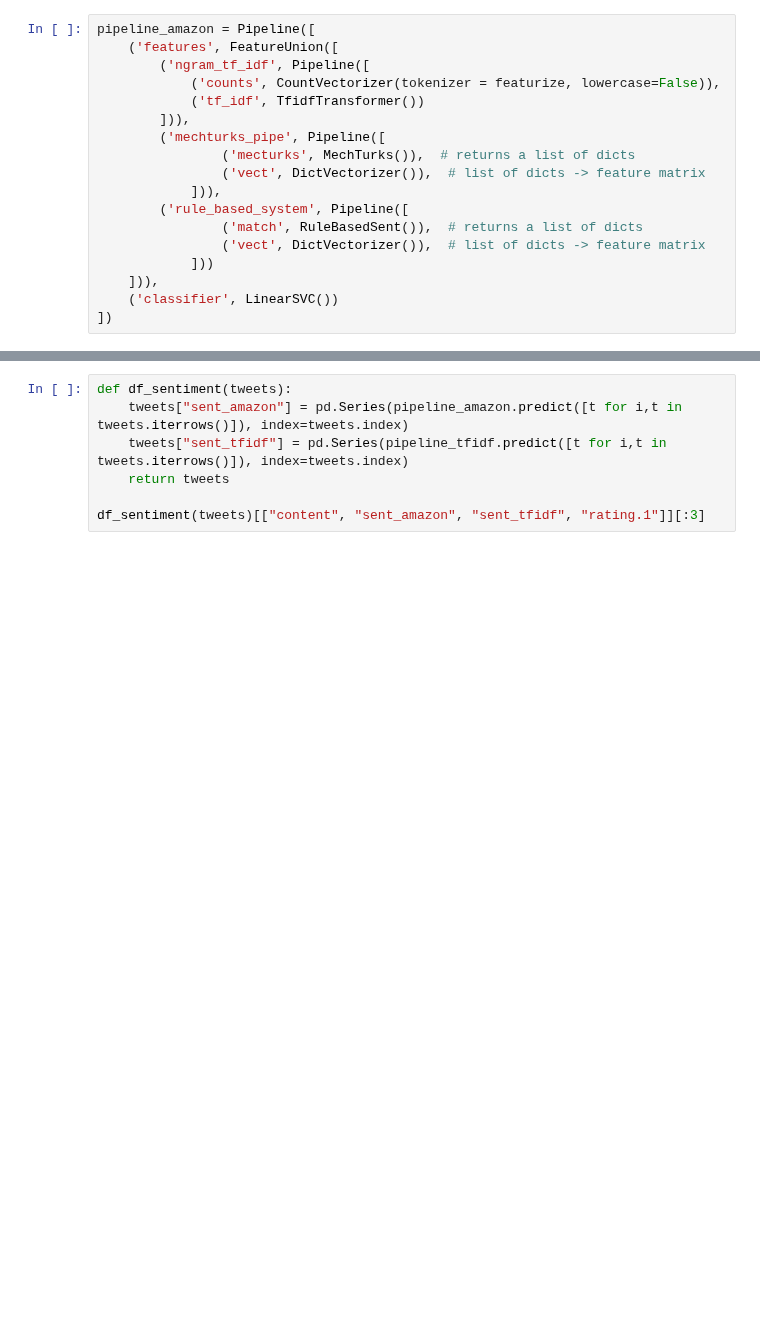
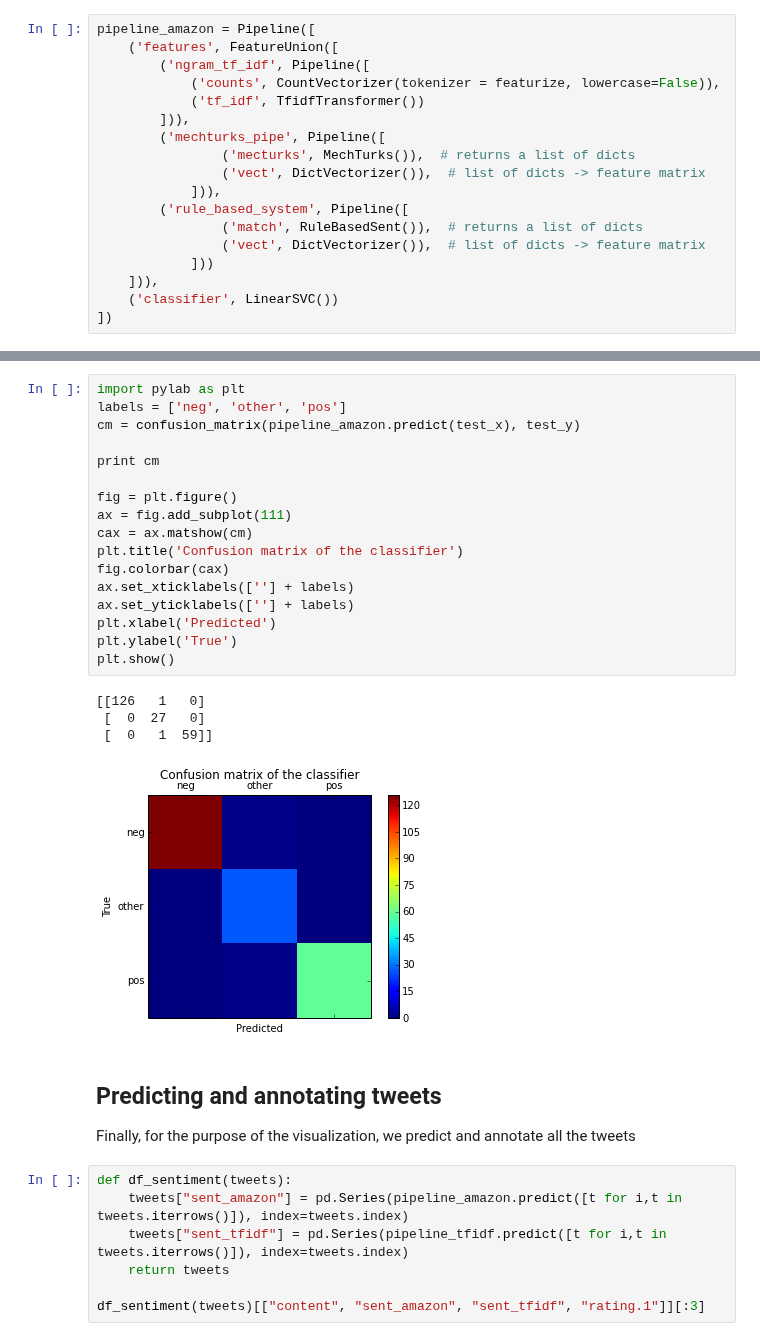
Before and after one commit to ralucacocioban/SentimentClassification, a Jupyter notebook: Exploring Sentiment Analysis with ML.ipynb, the cells around one changed output, grey strips where cells are left out. Drawn from its saved outputs; the diff is of its cells as text; blank space fills up the shorter version.

```diff
--- a/Exploring Sentiment Analysis with ML.ipynb
+++ b/Exploring Sentiment Analysis with ML.ipynb
@@ -164,3 +217,29 @@ score_amazon
+# %%
+import pylab as plt
+labels = ['neg', 'other', 'pos']
+cm = confusion_matrix(pipeline_amazon.predict(test_x), test_y)
+
+print cm
+
+fig = plt.figure()
+ax = fig.add_subplot(111)
+cax = ax.matshow(cm)
+plt.title('Confusion matrix of the classifier')
+fig.colorbar(cax)
+ax.set_xticklabels([''] + labels)
+ax.set_yticklabels([''] + labels)
+plt.xlabel('Predicted')
+plt.ylabel('True')
+plt.show()
+# %% [output]
+[[126   1   0]
+ [  0  27   0]
+ [  0   1  59]]
+[figure, added]
+# %% [markdown]
+## Predicting and annotating tweets
+
+Finally, for the purpose of the visualization, we predict and annotate all the tweets
 # %%
 def df_sentiment(tweets):
     tweets["sent_amazon"] = pd.Series(pipeline_amazon.predict([t for i,t in tweets.iterrows()]), index=tweets.index)
```
Also changed, not shown: parts of 16 cells of this notebook, 3 other files.
